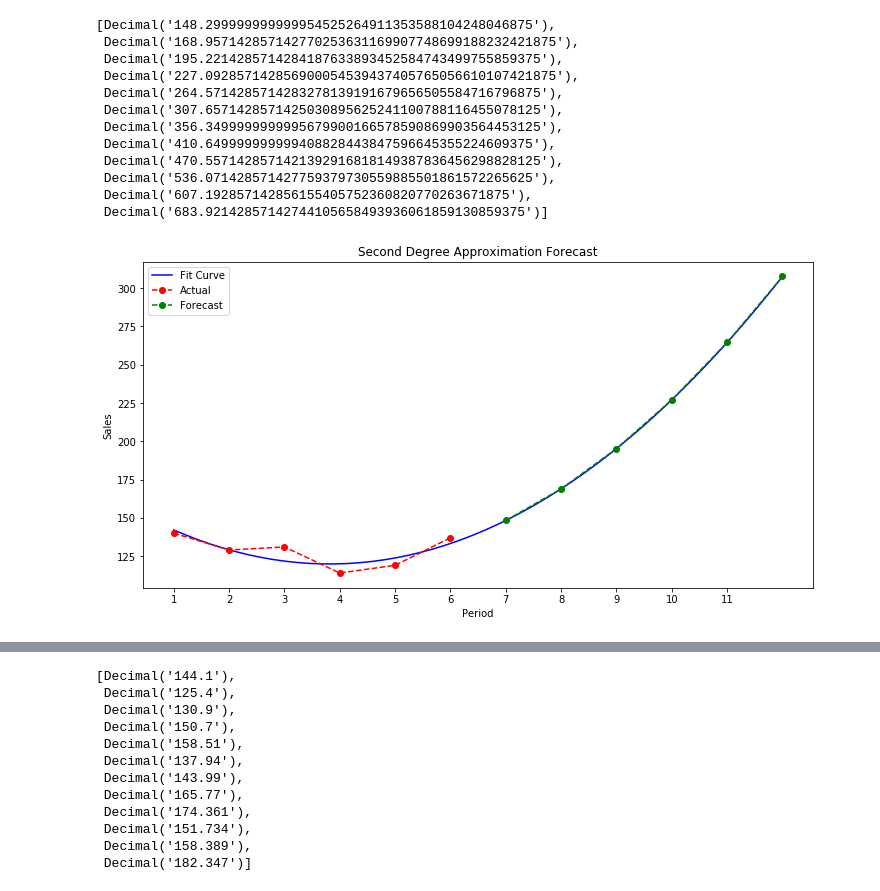
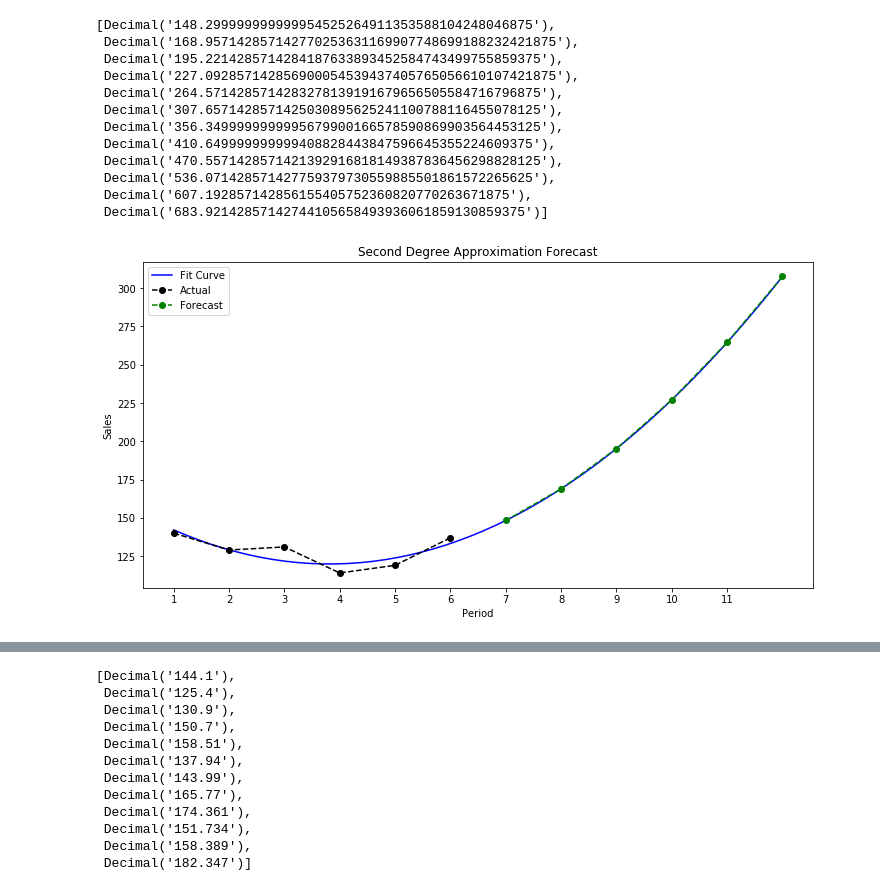
Before and after one commit to agritheory/forecast, a Jupyter notebook: temp_example_calcs.ipynb, the cells around one changed output, grey strips where cells are left out. Saved outputs shown, nothing was run; the diff lists cells and outputs as text; code cells hidden in the pictures.

```diff
--- a/temp_example_calcs.ipynb
+++ b/temp_example_calcs.ipynb
@@ -296,21 +305,22 @@ second_degree_approximation
  Decimal('607.192857142856155405752360820770263671875'),
  Decimal('683.92142857142744105658493936061859130859375')]
 # %%
+# Create plot to display historic and forecasted data
 forecast_window = 6
 
 # Create dataset to plot the curve-fit polynomial
 tst_x = np.linspace(1, periods_7 + forecast_window, 50)
 tst_y = a + b*tst_x + c*tst_x**2
 
 # Plot actual and forecast data vs. polynomial
 plt.figure(figsize=(12, 6));
 plt.plot(tst_x, tst_y, 'b-', label='Fit Curve');
-plt.plot(x_7, y_7, 'ro--', label='Actual');
+plt.plot(x_7, y_7, 'ko--', label='Actual');
 plt.plot(per[:forecast_window], second_degree_approximation[:forecast_window], 'go--', label='Forecast');
 plt.xticks(list(range(1, periods_7 + forecast_window)));
 plt.title('Second Degree Approximation Forecast');
 plt.xlabel('Period');
 plt.ylabel('Sales');
 plt.legend();
 # %% [output]
-[figure, old version]
+[figure, new version]
```
Also changed, not shown: parts of 23 cells of this notebook.
